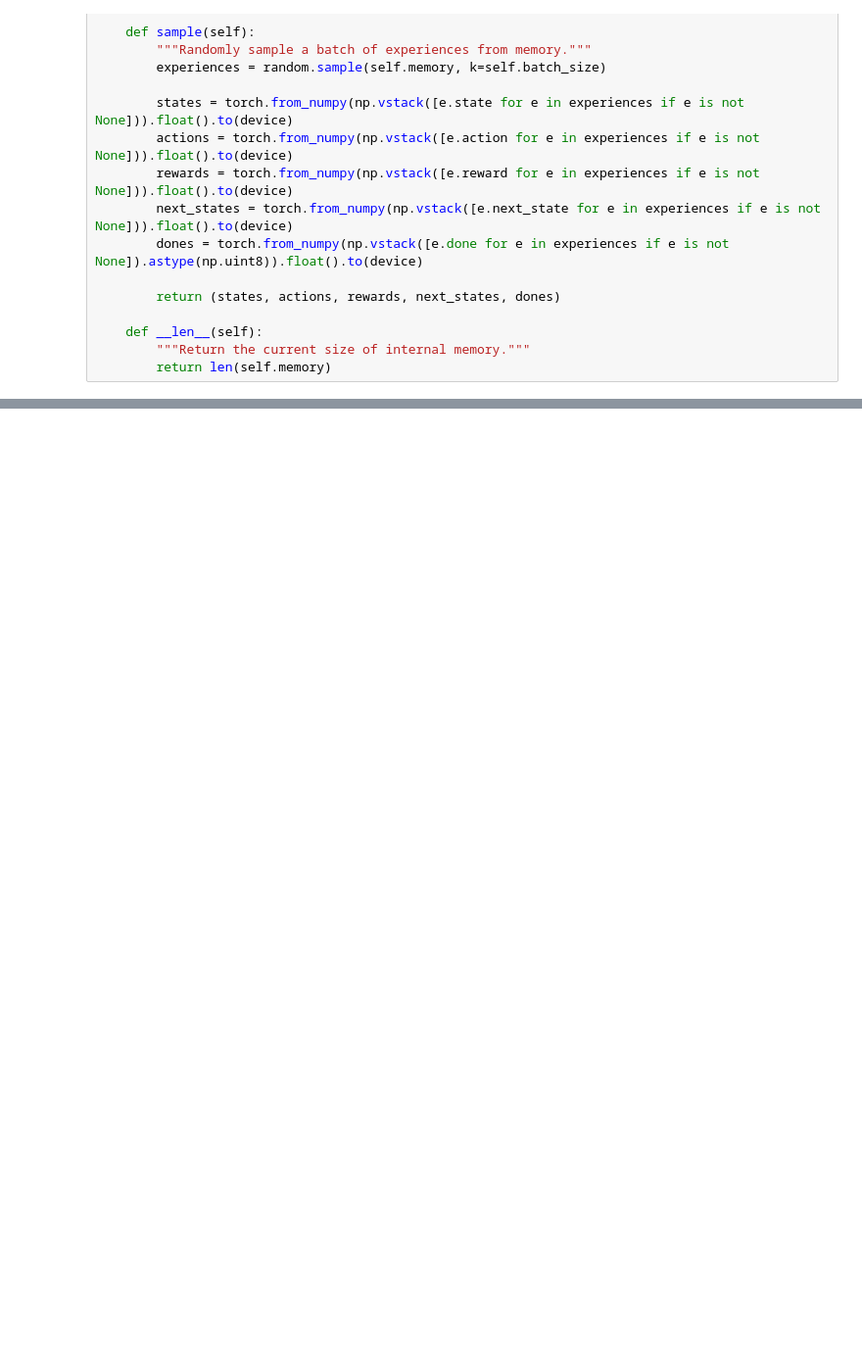
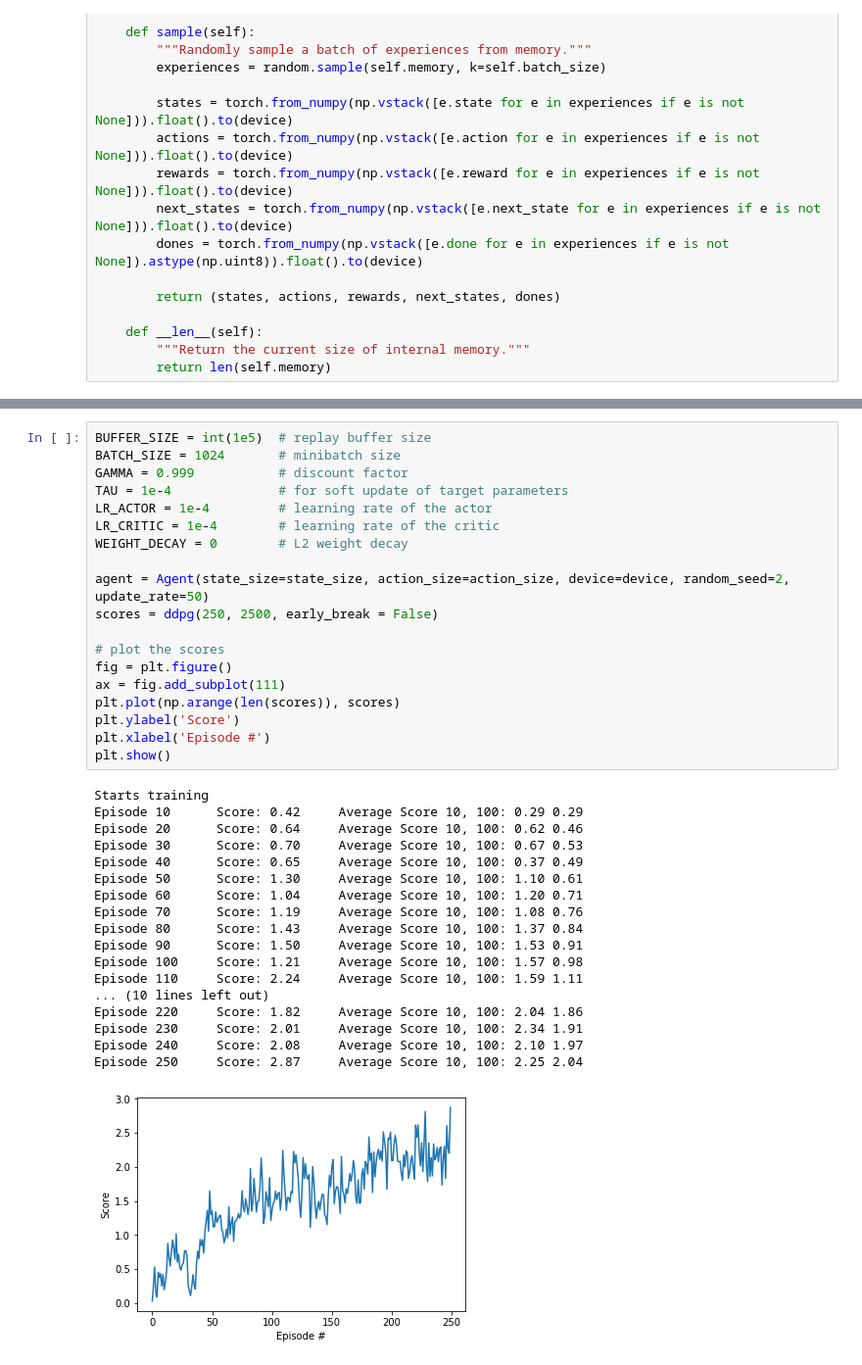
Before and after one commit to EternalSH/deep-reinforcement-learning, a Jupyter notebook: p2_continuous-control/Continuous_Control.ipynb, the cells around one changed output, grey strips where cells are left out. Shown: that part at 98% size. Drawn from its saved outputs; the diff is of its cells as text; blank space fills up the shorter version.

```diff
--- a/p2_continuous-control/Continuous_Control.ipynb
+++ b/p2_continuous-control/Continuous_Control.ipynb
@@ -533,0 +587,38 @@ plt.show()
+# %%
+BUFFER_SIZE = int(1e5)  # replay buffer size
+BATCH_SIZE = 1024       # minibatch size
+GAMMA = 0.999           # discount factor
+TAU = 1e-4              # for soft update of target parameters
+LR_ACTOR = 1e-4         # learning rate of the actor
+LR_CRITIC = 1e-4        # learning rate of the critic
+WEIGHT_DECAY = 0        # L2 weight decay
+
+agent = Agent(state_size=state_size, action_size=action_size, device=device, random_seed=2, update_rate=50)
+scores = ddpg(250, 2500, early_break = False)
+
+# plot the scores
+fig = plt.figure()
+ax = fig.add_subplot(111)
+plt.plot(np.arange(len(scores)), scores)
+plt.ylabel('Score')
+plt.xlabel('Episode #')
+plt.show()
+# %% [output]
+Starts training
+Episode 10      Score: 0.42     Average Score 10, 100: 0.29 0.29
+Episode 20      Score: 0.64     Average Score 10, 100: 0.62 0.46
+Episode 30      Score: 0.70     Average Score 10, 100: 0.67 0.53
+Episode 40      Score: 0.65     Average Score 10, 100: 0.37 0.49
+Episode 50      Score: 1.30     Average Score 10, 100: 1.10 0.61
+Episode 60      Score: 1.04     Average Score 10, 100: 1.20 0.71
+Episode 70      Score: 1.19     Average Score 10, 100: 1.08 0.76
+Episode 80      Score: 1.43     Average Score 10, 100: 1.37 0.84
+Episode 90      Score: 1.50     Average Score 10, 100: 1.53 0.91
+Episode 100     Score: 1.21     Average Score 10, 100: 1.57 0.98
+Episode 110     Score: 2.24     Average Score 10, 100: 1.59 1.11
+... (10 lines left out)
+Episode 220     Score: 1.82     Average Score 10, 100: 2.04 1.86
+Episode 230     Score: 2.01     Average Score 10, 100: 2.34 1.91
+Episode 240     Score: 2.08     Average Score 10, 100: 2.10 1.97
+Episode 250     Score: 2.87     Average Score 10, 100: 2.25 2.04
+[figure, added]
```
Also changed, not shown: parts of 31 cells of this notebook, 2 other files.
